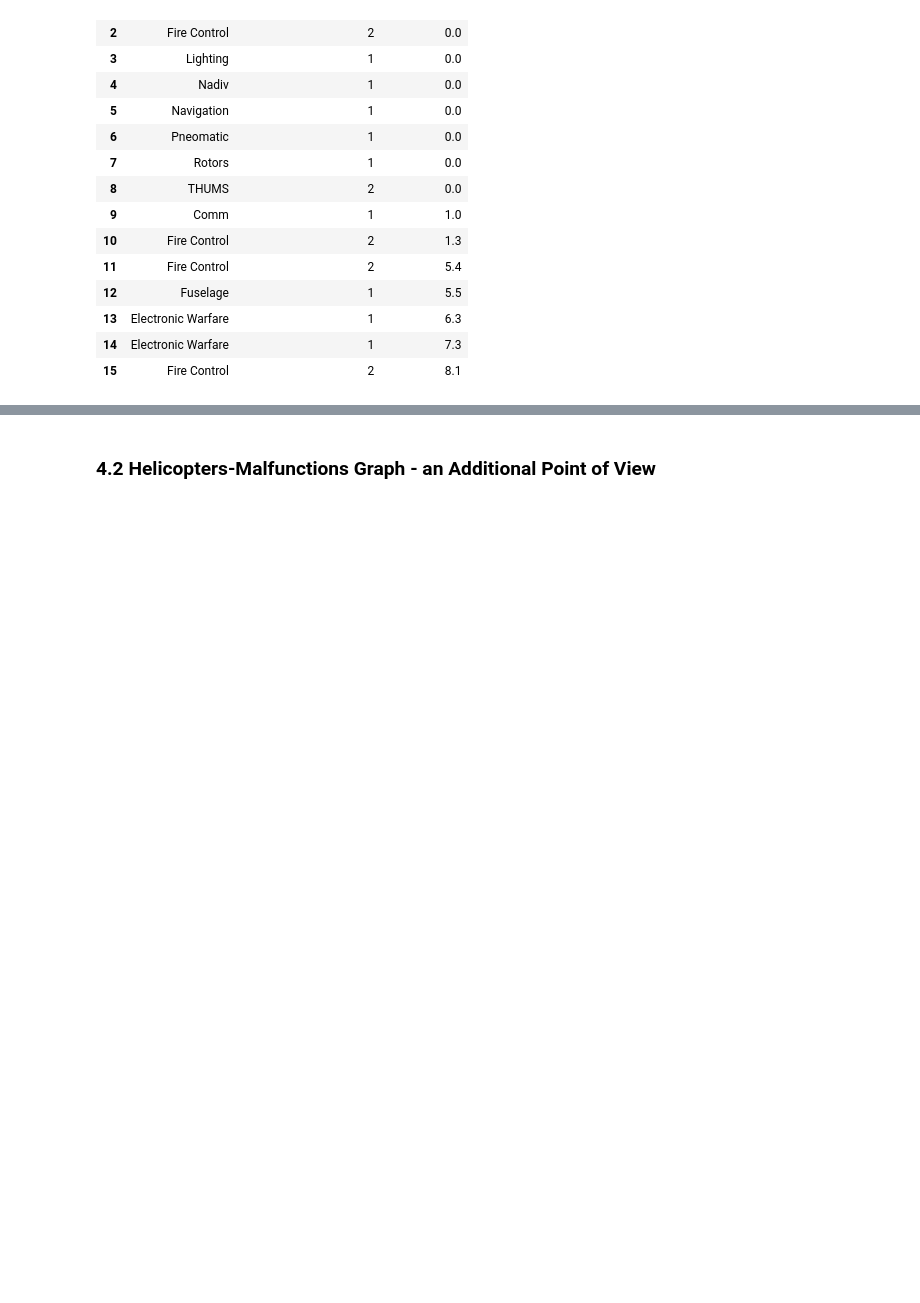
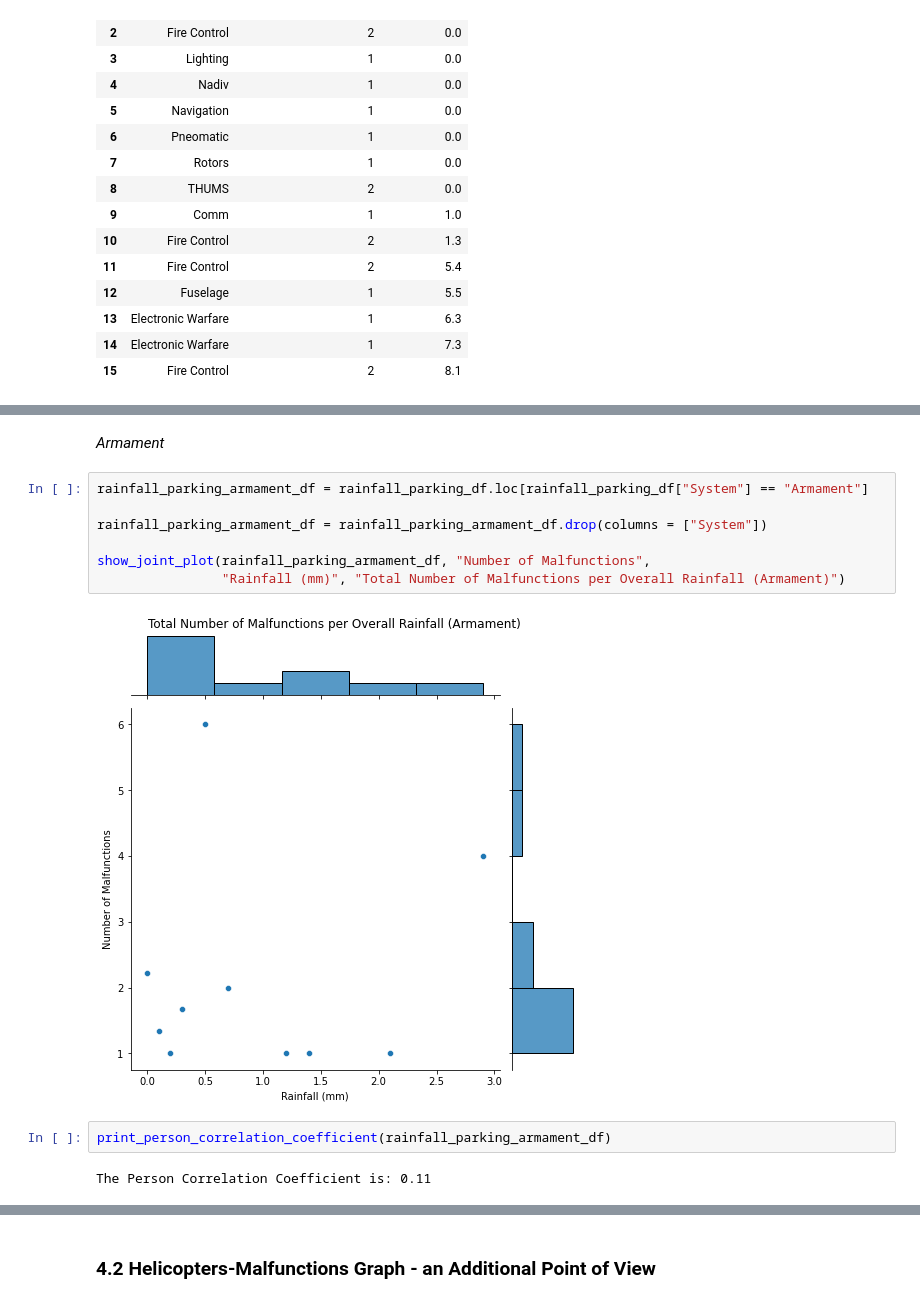
Before and after one commit to elront/Data_Sceince_Project, a Jupyter notebook: Data_science_workshop_project.ipynb, the cells around one changed output, grey strips where cells are left out. Cells and saved outputs as stored; diff of their text form; blank space fills up the shorter version.

```diff
--- a/Data_science_workshop_project.ipynb
+++ b/Data_science_workshop_project.ipynb
@@ -2549,0 +2640,15 @@ This finding is even more surprising compared to the previous finding. The numbe
+# %% [markdown]
+*Armament*
+# %%
+rainfall_parking_armament_df = rainfall_parking_df.loc[rainfall_parking_df["System"] == "Armament"]
+
+rainfall_parking_armament_df = rainfall_parking_armament_df.drop(columns = ["System"])
+
+show_joint_plot(rainfall_parking_armament_df, "Number of Malfunctions",
+                "Rainfall (mm)", "Total Number of Malfunctions per Overall Rainfall (Armament)")
+# %% [output]
+[figure, added]
+# %%
+print_person_correlation_coefficient(rainfall_parking_armament_df)
+# %% [output]
+The Person Correlation Coefficient is: 0.11
```
Also changed, not shown: parts of 34 cells of this notebook.
